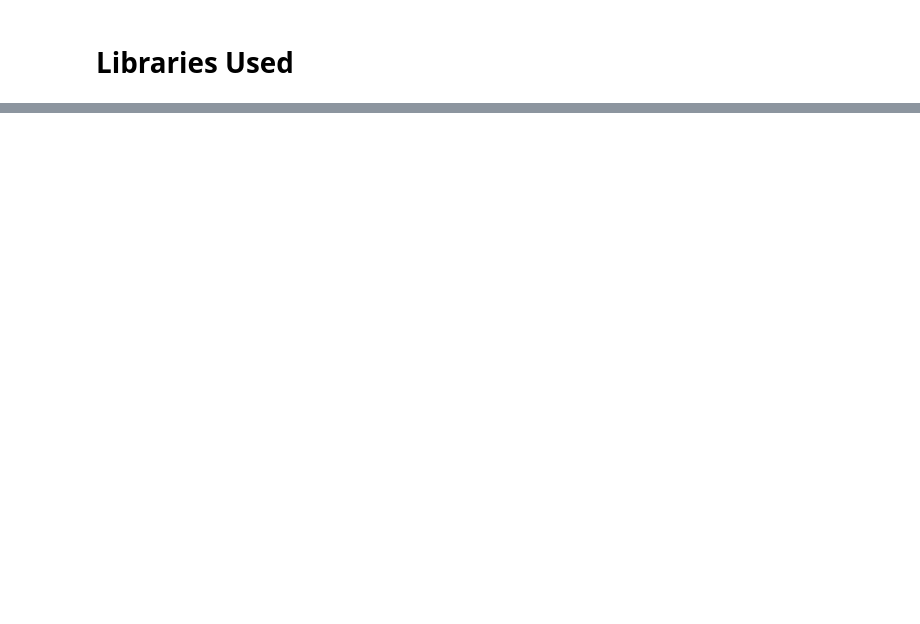
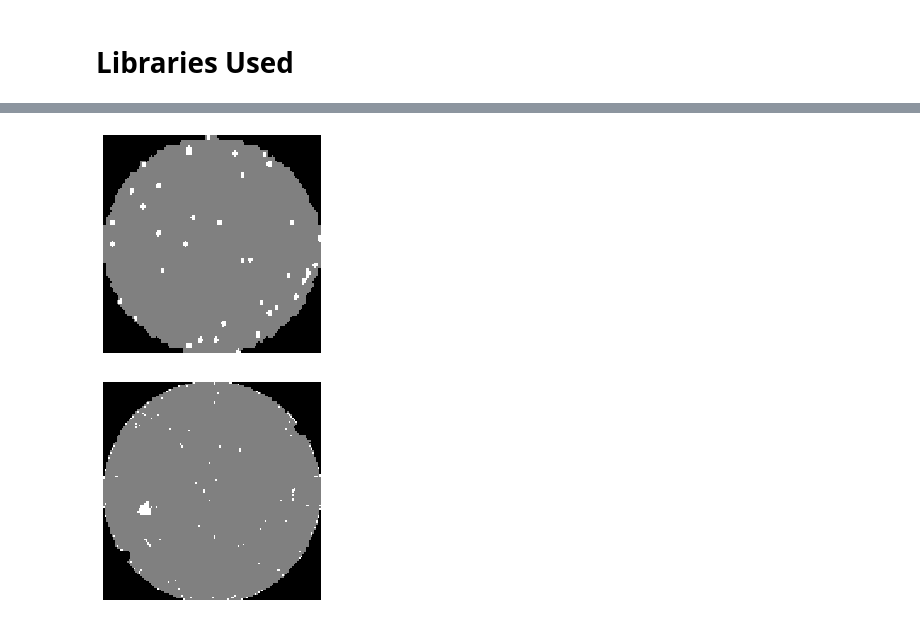
Before and after one commit to Arycast/vae_casp-er, a Jupyter notebook: python/vae.ipynb, the cells around one changed output, grey strips where cells are left out. Drawn from its saved outputs; the diff is of its cells as text; code cells hidden in the pictures; blank space fills up the shorter version.

```diff
--- a/python/vae.ipynb
+++ b/python/vae.ipynb
@@ -238,0 +346,4 @@ Reconstructed Data:
+# %%
+import cv2
+df=pd.read_pickle("WM811K.pkl")
+df.info()
@@ -238,0 +364,16 @@ Reconstructed Data:
+# %%
+# Function to scale up image
+def upscale_images(np_arr, max_shape):
+    return cv2.resize(np_arr, (max_shape[1],max_shape[0]), interpolation=cv2.INTER_CUBIC)
+
+def print_image(np_arr):
+    if np.max(np_arr) == 2: cmap = mcolors.ListedColormap(['black', 'grey', 'white'])
+    else: cmap = mcolors.ListedColormap(['black', 'grey'])
+    # Create an image of the array
+    plt.imshow(np_arr, cmap=cmap, interpolation='nearest')
+
+    # Optionally, remove axis labels
+    plt.axis('off')
+
+    # Show the plot
+    plt.show()
@@ -238,0 +440,12 @@ Reconstructed Data:
+# %%
+# Initialize the VAE with no hidden layers
+input_dim = data_good_wafer.shape[1]  # Number of input features
+latent_dim = 1  # Number of latent dimensions
+hidden_dims = [2**12,2**8,2**4]
+
+vae = VAE(input_dim=input_dim, hidden_dims=hidden_dims, latent_dim=latent_dim)
+
+# Train the VAE
+epochs = 10000
+learning_rate = 0.01
+vae.train(data_good_wafer, label_good_wafer, epochs, learning_rate)
@@ -239,3 +540,9 @@ Reconstructed Data:
+# %%
+print_image(data_good_wafer[45].reshape(target_shape[0], target_shape[1]))
+print_image(data_bad_wafer[1000].reshape(target_shape[0], target_shape[1]))
+# %% [output]
+[figure, added]
+[figure, added]
 # %%
 # Usage Example
 input_dim = 784
```
Also changed, not shown: parts of 20 cells of this notebook.
